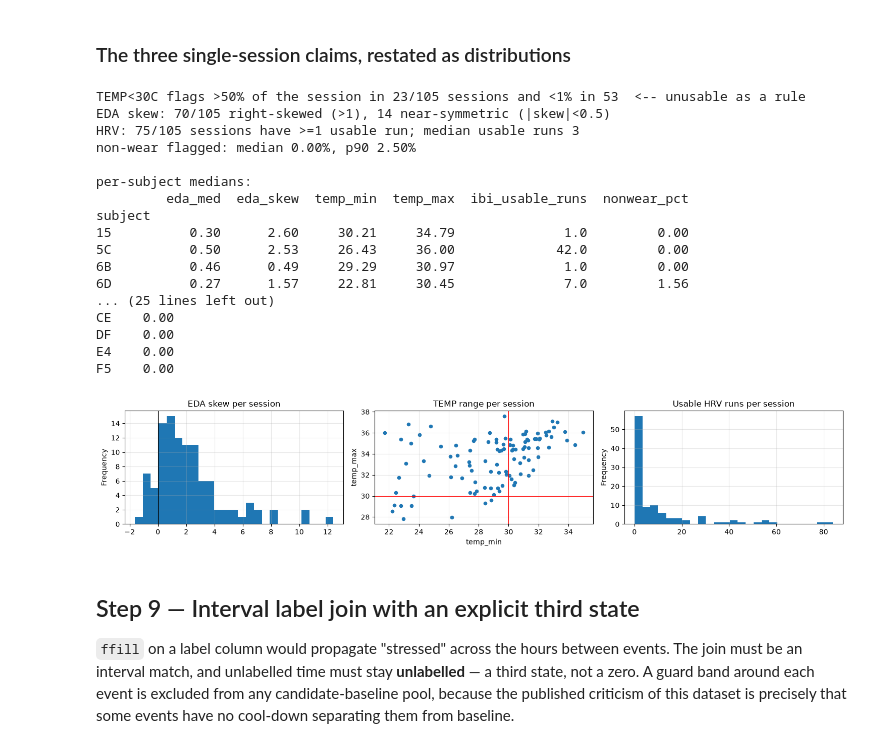
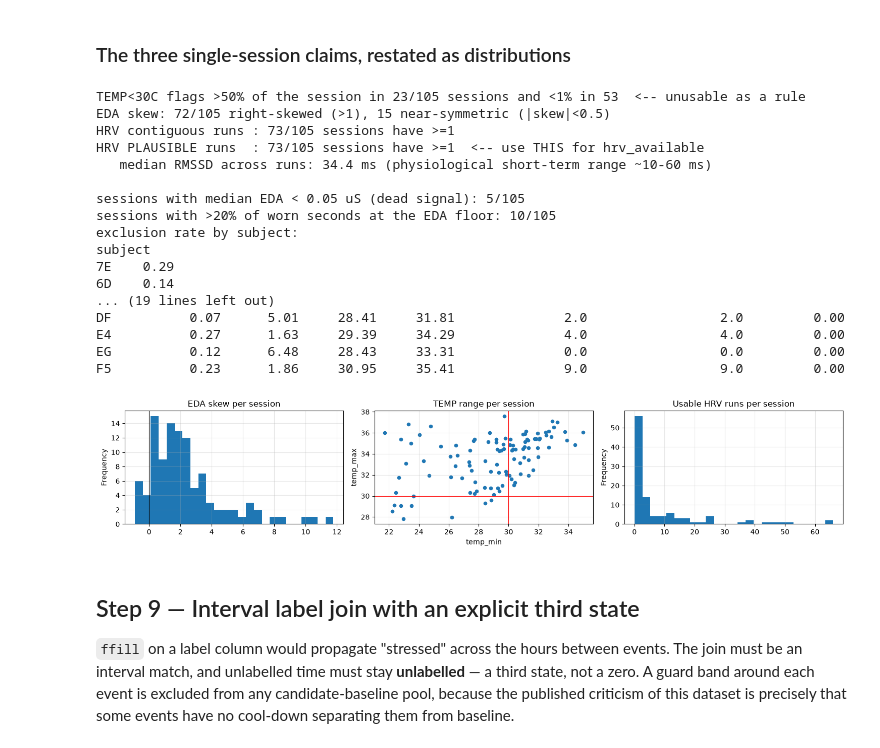
Before and after one commit to ElvisHan2022/nurse-stress-analysis, a Jupyter notebook: Eric/nurse_stress_exploration.ipynb, the cells around one changed output. Saved outputs shown, nothing was run; the diff lists cells and outputs as text; code cells hidden in the pictures.

```diff
--- a/Eric/nurse_stress_exploration.ipynb
+++ b/Eric/nurse_stress_exploration.ipynb
@@ -405,6 +412,16 @@ d = SV.duration_min
 print('\nduration (min): med %.0f mean %.0f p90 %.0f max %.0f | >60min: %d | <=2min: %d'
       % (d.median(), d.mean(), d.quantile(.9), d.max(), (d > 60).sum(), (d <= 2).sum()))
 fig, ax = plt.subplots(1, 2, figsize=(14, 3.2))
+# Does the planned 120 s window fit the events? Events shorter than the window vanish;
+# events shorter than 2x the window contribute almost nothing.
+for w in [60, 120, 300]:
+    lost = (SV[SV.labelled].duration_min * 60 < w).sum()
+    thin = (SV[SV.labelled].duration_min * 60 < 2 * w).sum()
+    print('window %3d s -> %2d labelled events shorter than the window, %2d shorter than 2x'
+          % (w, lost, thin))
+lvl2 = SV[SV['Stress level'] == 2]
+print('level-2 events under 4 min: %d of %d' % ((lvl2.duration_min < 4).sum(), len(lvl2)))
+
 d.clip(upper=120).plot.hist(bins=60, ax=ax[0], title='Event duration (min, clipped at 120)')
 SV[SV.labelled][[re.sub(r'\s+',' ',f).strip() for f in FACTORS]].sum().sort_values().plot.barh(
     ax=ax[1], title='Factor prevalence (labelled events)'); plt.tight_layout()
@@ -692,7 +836,9 @@ def diagnose_session(sdir):
         out.update(temp_min=d.temp.min(), temp_max=d.temp.max(),
                    temp_lt30_pct=100 * (d.temp < 30).mean())
     u = ibi_usability(os.path.join(sdir, 'IBI.csv'))
-    out.update(ibi_beats=u['beats'], ibi_usable_runs=u['usable_runs'])
+    out.update(ibi_beats=u['beats'], ibi_usable_runs=u['usable_runs'],
+               ibi_plausible_runs=u['plausible_runs'], ibi_rmssd_med=u['rmssd_med'],
+               ibi_valid_frac=u['valid_frac'])
     return out
 
 # Plain concat, not groupby.apply: include_groups=False would drop the 'subject' column.
@@ -711,8 +857,9 @@ DIAG = pd.DataFrame(rows)
 assert len(DIAG), 'no sessions diagnosed -- check ROOT and that S is populated'
 print(f'{len(DIAG)} sessions diagnosed\n')
 cols = [c for c in ['nonwear_pct', 'eda_med', 'eda_skew', 'eda_floor_pct',
-                    'temp_min', 'temp_max', 'temp_lt30_pct',
-                    'ibi_beats', 'ibi_usable_runs'] if c in DIAG]
+                    'temp_min', 'temp_max', 'temp_lt30_pct', 'ibi_beats',
+                    'ibi_usable_runs', 'ibi_plausible_runs', 'ibi_rmssd_med',
+                    'ibi_valid_frac'] if c in DIAG]
 print(DIAG[cols].describe(percentiles=[.1, .5, .9]).T.round(2).to_string())
 # %% [output]
 diagnosing 105 sessions across 15 subjects...
@@ -733,49 +883,54 @@ ibi_usable_runs  105.0    10.30    16.93   0.00   0.00    3.00    32.60     84.0
 # %%
 print('TEMP<30C flags >50%% of the session in %d/%d sessions and <1%% in %d  <-- unusable as a rule'
       % ((DIAG.temp_lt30_pct > 50).sum(), len(DIAG), (DIAG.temp_lt30_pct < 1).sum()))
 print('EDA skew: %d/%d right-skewed (>1), %d near-symmetric (|skew|<0.5)'
       % ((DIAG.eda_skew > 1).sum(), len(DIAG), (DIAG.eda_skew.abs() < 0.5).sum()))
-print('HRV: %d/%d sessions have >=1 usable run; median usable runs %.0f'
-      % ((DIAG.ibi_usable_runs > 0).sum(), len(DIAG), DIAG.ibi_usable_runs.median()))
+print('HRV contiguous runs : %d/%d sessions have >=1'
+      % ((DIAG.ibi_usable_runs > 0).sum(), len(DIAG)))
+print('HRV PLAUSIBLE runs  : %d/%d sessions have >=1  <-- use THIS for hrv_available'
+      % ((DIAG.ibi_plausible_runs > 0).sum(), len(DIAG)))
+print('   median RMSSD across runs: %.1f ms (physiological short-term range ~10-60 ms)'
+      % DIAG.ibi_rmssd_med.median())
+print('\nsessions with median EDA < 0.05 uS (dead signal): %d/%d'
+      % ((DIAG.eda_med < 0.05).sum(), len(DIAG)))
+print('sessions with >20%% of worn seconds at the EDA floor: %d/%d'
+      % ((DIAG.eda_floor_pct > 20).sum(), len(DIAG)))
+DIAG['exclude_eda'] = (DIAG.eda_med < 0.05) | (DIAG.eda_floor_pct > 50)
+print('exclusion rate by subject:')
+print(DIAG.groupby('subject').exclude_eda.mean().round(2).sort_values(ascending=False).head(5).to_string())
 print('non-wear flagged: median %.2f%%, p90 %.2f%%'
       % (DIAG.nonwear_pct.median(), DIAG.nonwear_pct.quantile(.9)))
 
 print('\nper-subject medians:')
 print(DIAG.groupby('subject')[['eda_med', 'eda_skew', 'temp_min', 'temp_max',
-                               'ibi_usable_runs', 'nonwear_pct']].median().round(2).to_string())
+                               'ibi_usable_runs', 'ibi_plausible_runs',
+                               'nonwear_pct']].median().round(2).to_string())
 
 fig, ax = plt.subplots(1, 3, figsize=(15, 3.2))
 DIAG.eda_skew.plot.hist(bins=25, ax=ax[0], title='EDA skew per session'); ax[0].axvline(0, color='k', lw=.8)
 DIAG.plot.scatter('temp_min', 'temp_max', ax=ax[1], title='TEMP range per session')
 ax[1].axhline(30, color='r', lw=.8); ax[1].axvline(30, color='r', lw=.8)
 DIAG.ibi_usable_runs.plot.hist(bins=25, ax=ax[2], title='Usable HRV runs per session')
 plt.tight_layout()
-
-print('sessions with median EDA < 0.05 uS (dead signal): %d/%d'
-      % ((DIAG.eda_med < 0.05).sum(), len(DIAG)))
-print('sessions with >20%% of worn seconds at the EDA floor: %d/%d'
-      % ((DIAG.eda_floor_pct > 20).sum(), len(DIAG)))
-DIAG['exclude_eda'] = (DIAG.eda_med < 0.05) | (DIAG.eda_floor_pct > 50)
-print(DIAG.groupby('subject').exclude_eda.mean().round(2).sort_values(ascending=False).to_string())
 # %% [output]
 TEMP<30C flags >50% of the session in 23/105 sessions and <1% in 53  <-- unusable as a rule
-EDA skew: 70/105 right-skewed (>1), 14 near-symmetric (|skew|<0.5)
-HRV: 75/105 sessions have >=1 usable run; median usable runs 3
-non-wear flagged: median 0.00%, p90 2.50%
+EDA skew: 72/105 right-skewed (>1), 15 near-symmetric (|skew|<0.5)
+HRV contiguous runs : 73/105 sessions have >=1
+HRV PLAUSIBLE runs  : 73/105 sessions have >=1  <-- use THIS for hrv_available
+   median RMSSD across runs: 34.4 ms (physiological short-term range ~10-60 ms)
 
-per-subject medians:
-         eda_med  eda_skew  temp_min  temp_max  ibi_usable_runs  nonwear_pct
+sessions with median EDA < 0.05 uS (dead signal): 5/105
+sessions with >20% of worn seconds at the EDA floor: 10/105
+exclusion rate by subject:
 subject
-15          0.30      2.60     30.21     34.79              1.0         0.00
-5C          0.50      2.53     26.43     36.00             42.0         0.00
-6B          0.46      0.49     29.29     30.97              1.0         0.00
-6D          0.27      1.57     22.81     30.45              7.0         1.56
-... (25 lines left out)
-CE    0.00
-DF    0.00
-E4    0.00
-F5    0.00
+7E    0.29
+6D    0.14
+... (19 lines left out)
+DF          0.07      5.01     28.41     31.81              2.0                 2.0         0.00
+E4          0.27      1.63     29.39     34.29              4.0                 4.0         0.00
+EG          0.12      6.48     28.43     33.31              0.0                 0.0         0.00
+F5          0.23      1.86     30.95     35.41              9.0                 9.0         0.00
-[figure, old version]
+[figure, new version]
 # %% [markdown]
 ## Step 9 — Interval label join with an explicit third state
 
```
Also changed, not shown: parts of 13 cells of this notebook, 2 other files.
